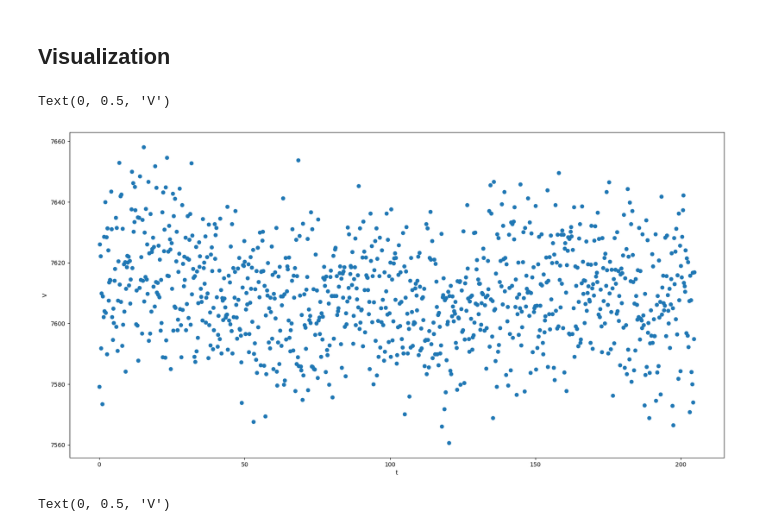
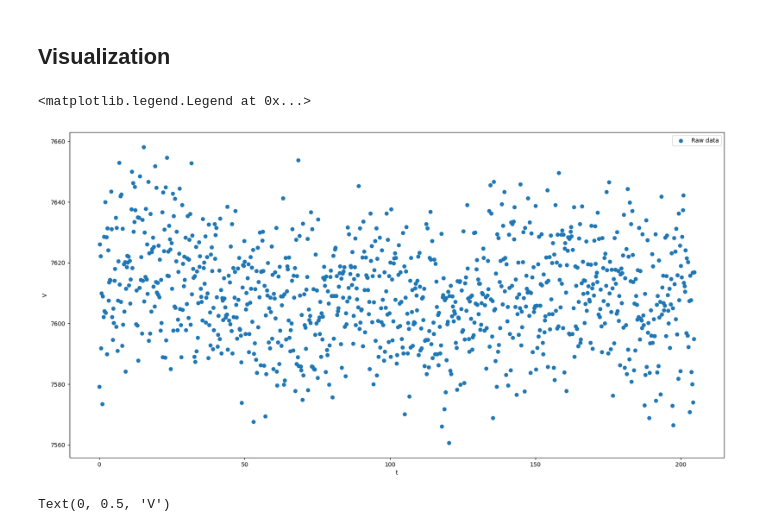
Before and after one commit to vladimir-skvortsov/math-stats-course-work, a Jupyter notebook: main.ipynb, the cells around one changed output. Cells and saved outputs as stored; diff of their text form; code cells hidden in the pictures.

```diff
--- a/main.ipynb
+++ b/main.ipynb
@@ -76,11 +77,12 @@ y_voltage.shape
 ## Visualization
 # %%
 figure, axis = plt.subplots(1, 1, figsize=(20, 10))
-plt.scatter(x_time, y_time)
+plt.scatter(x_time, y_time, label='Raw data', s=4)
 plt.xlabel('t')
 plt.ylabel('V')
+plt.legend()
 # %% [output]
-Text(0, 0.5, 'V')
+<matplotlib.legend.Legend at 0x...>
-[figure, old version]
+[figure, new version]
 # %%
 figure, axis = plt.subplots(1, 1, figsize=(20, 10))
```
Also changed, not shown: parts of 7 cells of this notebook.
